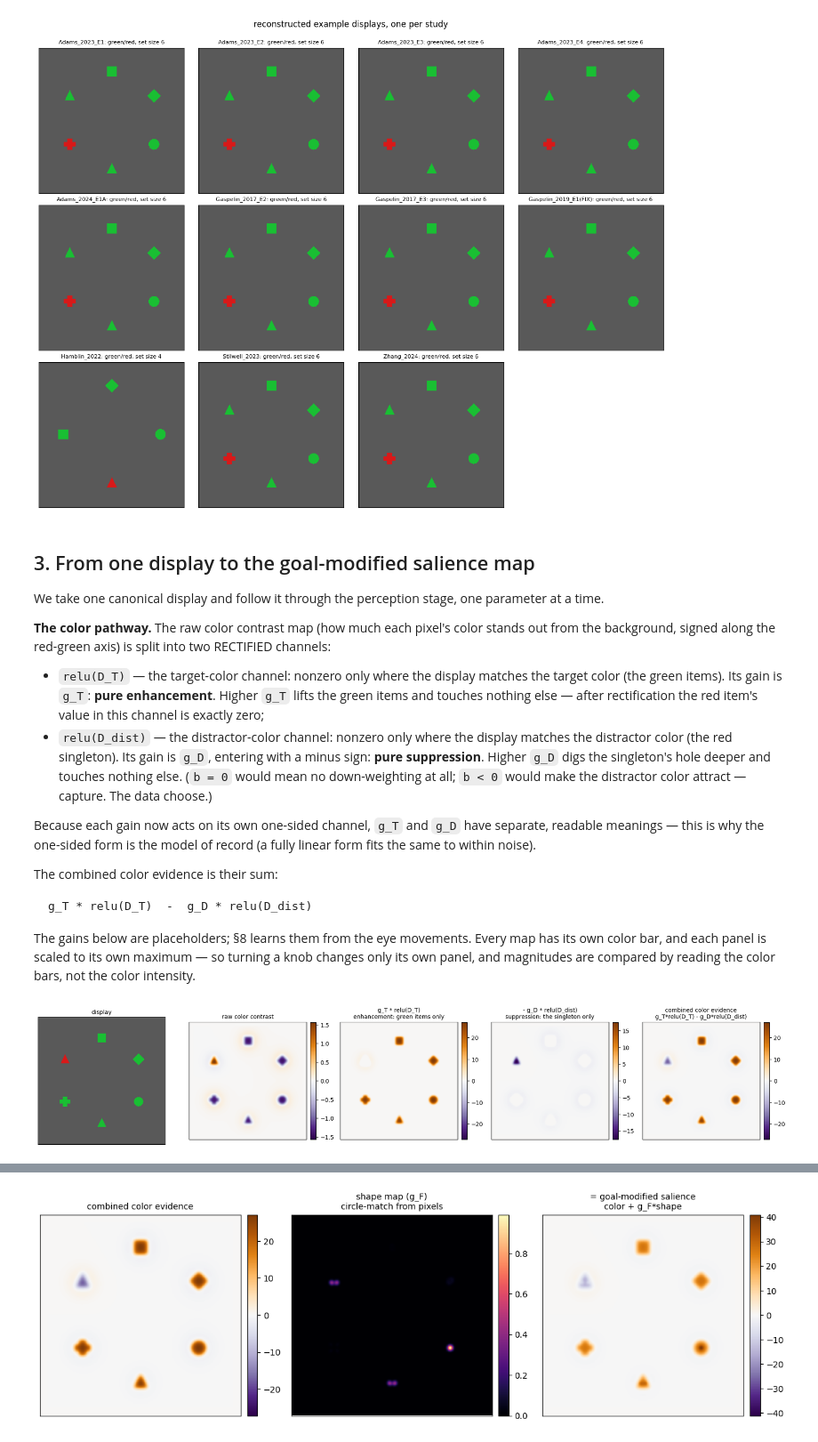
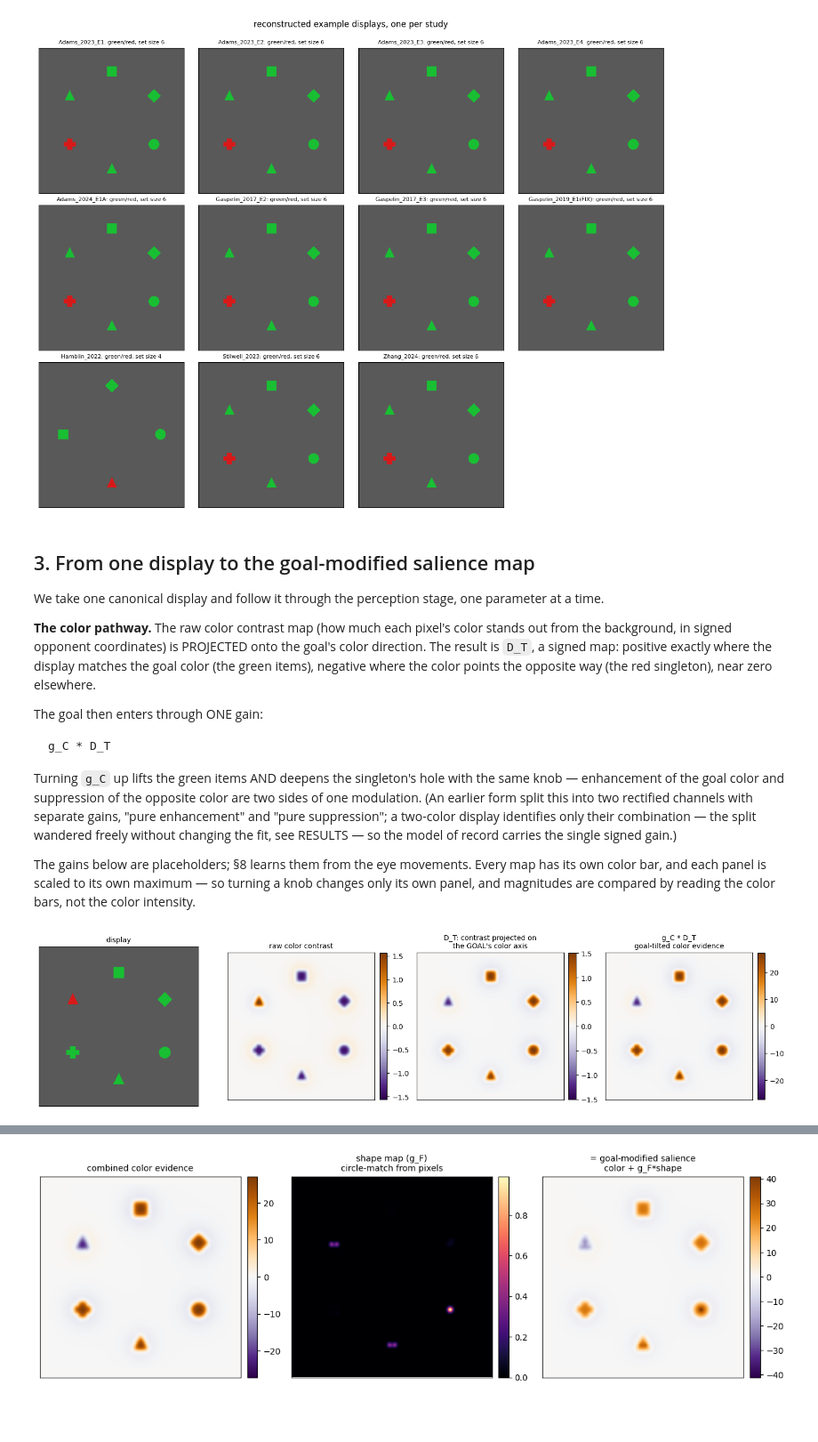
Before and after one commit to HanZhang-psych/Ego-Spatial-Sense, a Jupyter notebook: Visual-Search/tutorial_visual_search.ipynb, the cells around one changed output, grey strips where cells are left out. Shown at 89% size. Cells and saved outputs as stored; diff of their text form; code cells hidden in the pictures; blank space fills up the shorter version.

```diff
--- a/Visual-Search/tutorial_visual_search.ipynb
+++ b/Visual-Search/tutorial_visual_search.ipynb
@@ -184,29 +194,24 @@ We take one canonical display and follow it through the perception
 stage, one parameter at a time.
 
 **The color pathway.** The raw color contrast map (how much each
-pixel's color stands out from the background, signed along the
-red-green axis) is split into two RECTIFIED channels:
+pixel's color stands out from the background, in signed opponent
+coordinates) is PROJECTED onto the goal's color direction. The
+result is `D_T`, a signed map: positive exactly where the display
+matches the goal color (the green items), negative where the color
+points the opposite way (the red singleton), near zero elsewhere.
 
-- `relu(D_T)` — the target-color channel: nonzero only where the
-  display matches the target color (the green items). Its gain is
-  `g_T`: **pure enhancement**. Higher `g_T` lifts the green items and
-  touches nothing else — after rectification the red item's value
-  in this channel is exactly zero;
-- `relu(D_dist)` — the distractor-color channel: nonzero only where
-  the display matches the distractor color (the red singleton). Its
-  gain is `g_D`, entering with a minus sign: **pure suppression**.
-  Higher `g_D` digs the singleton's hole deeper and touches nothing
-  else. (`b = 0` would mean no down-weighting at all; `b < 0` would
-  make the distractor color attract — capture. The data choose.)
+The goal then enters through ONE gain:
 
-Because each gain now acts on its own one-sided channel, `g_T` and
-`g_D` have separate, readable meanings — this is why the one-sided
-form is the model of record (a fully linear form fits the same to
-within noise).
+    g_C * D_T
 
-The combined color evidence is their sum:
-
-    g_T * relu(D_T)  -  g_D * relu(D_dist)
+Turning `g_C` up lifts the green items AND deepens the singleton's
+hole with the same knob — enhancement of the goal color and
+suppression of the opposite color are two sides of one modulation.
+(An earlier form split this into two rectified channels with
+separate gains, "pure enhancement" and "pure suppression"; a
+two-color display identifies only their combination — the split
+wandered freely without changing the fit, see RESULTS — so the
+model of record carries the single signed gain.)
 
 The gains below are placeholders; §8 learns them from the eye
 movements. Every map has its own color bar, and each panel is
@@ -216,53 +221,39 @@ the color intensity.
 # %%
 # placeholder gains - arbitrary units; magnitudes picked so the demo
 # maps and Sec. 6 probabilities are visibly structured (training
 # replaces them with fitted values on standardized evidence)
-gT_demo, gD_demo, gF_demo = 18.0, 10.0, 14.0
+gC_demo, gF_demo = 18.0, 14.0
 
 TARG, SING = 1, 4
 items = [dict(x=pos[j][0], y=pos[j][1],
               color="red" if j == SING else "green",
               shape=shape_for(j + 1, TARG + 1)) for j in range(6)]
 img = render(items)
 maps = opponency_contrast(img)
 u = template_axis("green")            # the goal color, as a direction
-perp = (-u[1], u[0])
+goal_map = u[0]*maps["RG"] + u[1]*maps["BY"]     # D_T: + green, - red
+color_evidence = gC_demo * goal_map              # ONE goal gain
 
-goal_map = u[0]*maps["RG"] + u[1]*maps["BY"]          # D_T: + green, - red
-off_map = perp[0]*maps["RG"] + perp[1]*maps["BY"]
-uS = template_axis("red")
-cphi, sphi = u[0]*uS[0] + u[1]*uS[1], perp[0]*uS[0] + perp[1]*uS[1]
-distractor_map = cphi*goal_map + sphi*off_map         # D_dist: + red
-chanT = np.maximum(goal_map, 0)                       # relu(D_T)
-chanD = np.maximum(distractor_map, 0)                 # relu(D_dist)
-color_evidence = gT_demo*chanT - gD_demo*chanD          # combined
-
-fig, axes = plt.subplots(1, 5, figsize=(18.5, 3.8))
+fig, axes = plt.subplots(1, 4, figsize=(15, 3.8))
 axes[0].imshow(img, origin="lower"); axes[0].set_title("display", fontsize=10)
 v = np.abs(maps["RG"]).max()
 im1 = axes[1].imshow(maps["RG"], origin="lower", cmap="PuOr_r", vmin=-v, vmax=v)
 axes[1].set_title("raw color contrast", fontsize=10)
-v2 = (gT_demo*chanT).max()
-im2 = axes[2].imshow(gT_demo*chanT, origin="lower", cmap="PuOr_r",
+v2 = np.abs(goal_map).max()
+im2 = axes[2].imshow(goal_map, origin="lower", cmap="PuOr_r",
                      vmin=-v2, vmax=v2)
-axes[2].set_title("g_T * relu(D_T)\nenhancement: green items only",
+axes[2].set_title("D_T: contrast projected on\nthe GOAL's color axis",
                   fontsize=10)
-v3 = (gD_demo*chanD).max()
-im3 = axes[3].imshow(-gD_demo*chanD, origin="lower", cmap="PuOr_r",
+v3 = np.abs(color_evidence).max()
+im3 = axes[3].imshow(color_evidence, origin="lower", cmap="PuOr_r",
                      vmin=-v3, vmax=v3)
-axes[3].set_title("- g_D * relu(D_dist)\nsuppression: the singleton only",
-                  fontsize=10)
-v = np.abs(color_evidence).max()
-im4 = axes[4].imshow(color_evidence, origin="lower", cmap="PuOr_r",
-                     vmin=-v, vmax=v)
-axes[4].set_title("combined color evidence\ng_T*relu(D_T) - g_D*relu(D_dist)",
-                  fontsize=10)
+axes[3].set_title("g_C * D_T\ngoal-tilted color evidence", fontsize=10)
 for ax in axes:
     ax.set_xticks([]); ax.set_yticks([])
-for ax, im in zip(axes[1:], [im1, im2, im3, im4]):
+for ax, im in zip(axes[1:], [im1, im2, im3]):
     fig.colorbar(im, ax=ax, fraction=0.046, pad=0.03)
 plt.tight_layout()
 plt.show()
 # %% [output]
-[figure, old version]
+[figure, new version]
 # %% [markdown]
```
Also changed, not shown: parts of 18 cells of this notebook, 7 other files.
